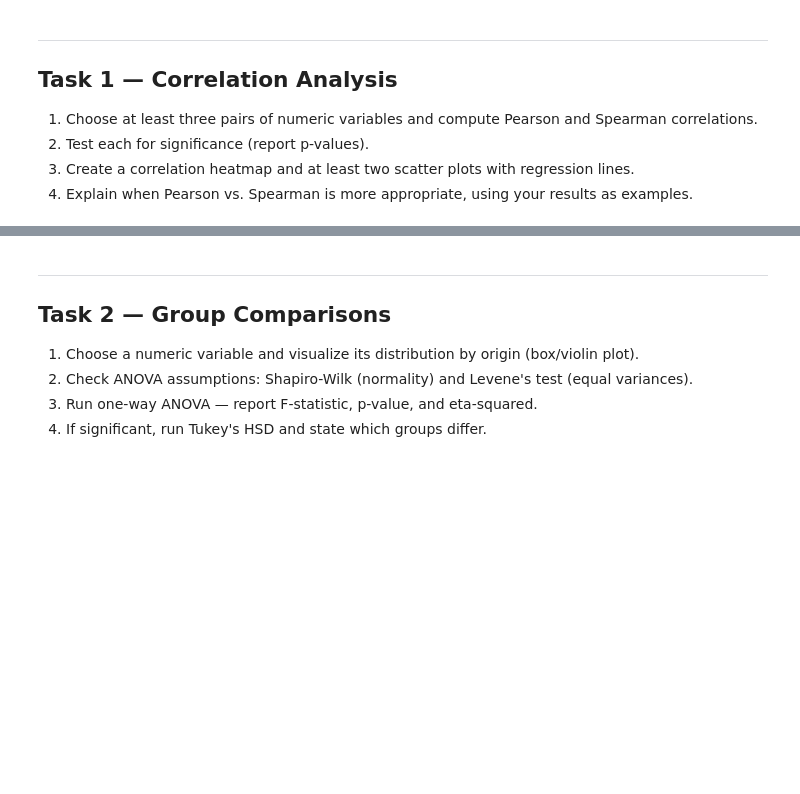
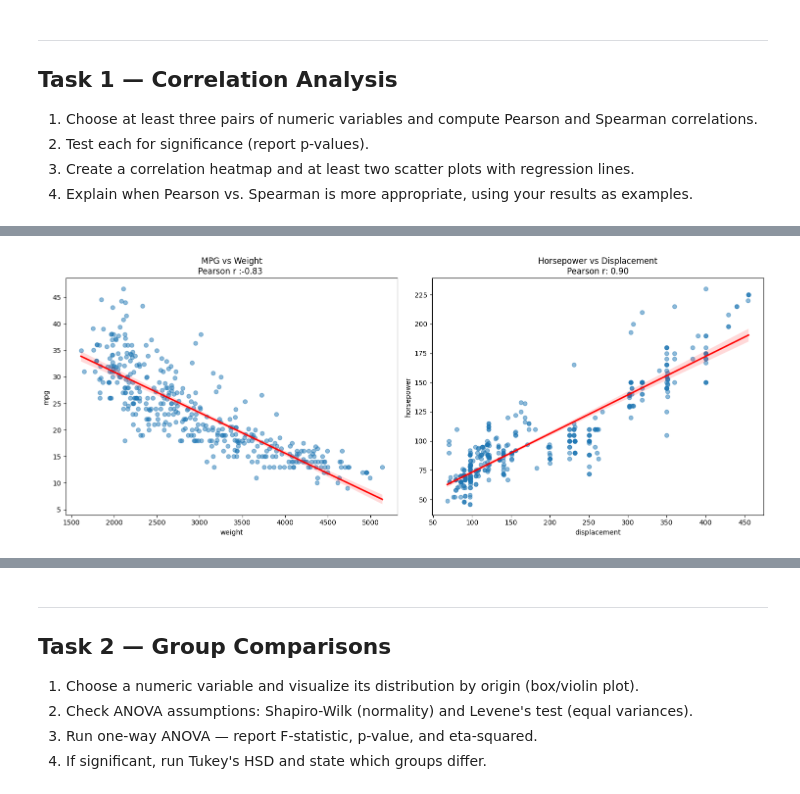
Before and after one commit to Data-AI-IDDA/m3-13-assessment, a Jupyter notebook: m3-13-assessment.ipynb, the cells around one changed output, grey strips where cells are left out. Cells and saved outputs as stored; diff of their text form; code cells hidden in the pictures; blank space fills up the shorter version.

```diff
--- a/m3-13-assessment.ipynb
+++ b/m3-13-assessment.ipynb
@@ -45,0 +146,19 @@ Your answer here…
+# %%
+# Scatter plots with regression lines
+fig, axes = plt.subplots(1,2, figsize=(15,6))
+
+#Plot1 : mpg vs weight
+sns.regplot(data=mpg, x='weight', y='mpg', ax=axes[0],
+            line_kws={'color' : 'red'}, scatter_kws={'alpha':0.5})
+axes[0].set_title(f'MPG vs Weight\nPearson r :{mpg['mpg'].corr(mpg['weight']):.2f} ')
+
+
+# Plot 2: horsepower vs displacement
+sns.regplot(data=mpg, x='displacement', y='horsepower', ax=axes[1],
+            line_kws={'color': 'red'}, scatter_kws={'alpha': 0.5})
+axes[1].set_title(f"Horsepower vs Displacement\nPearson r: {mpg['horsepower'].corr(mpg['displacement']):.2f}")
+
+plt.tight_layout()
+plt.show()
+# %% [output]
+[figure, added]
```
Also changed, not shown: parts of 42 cells of this notebook.
